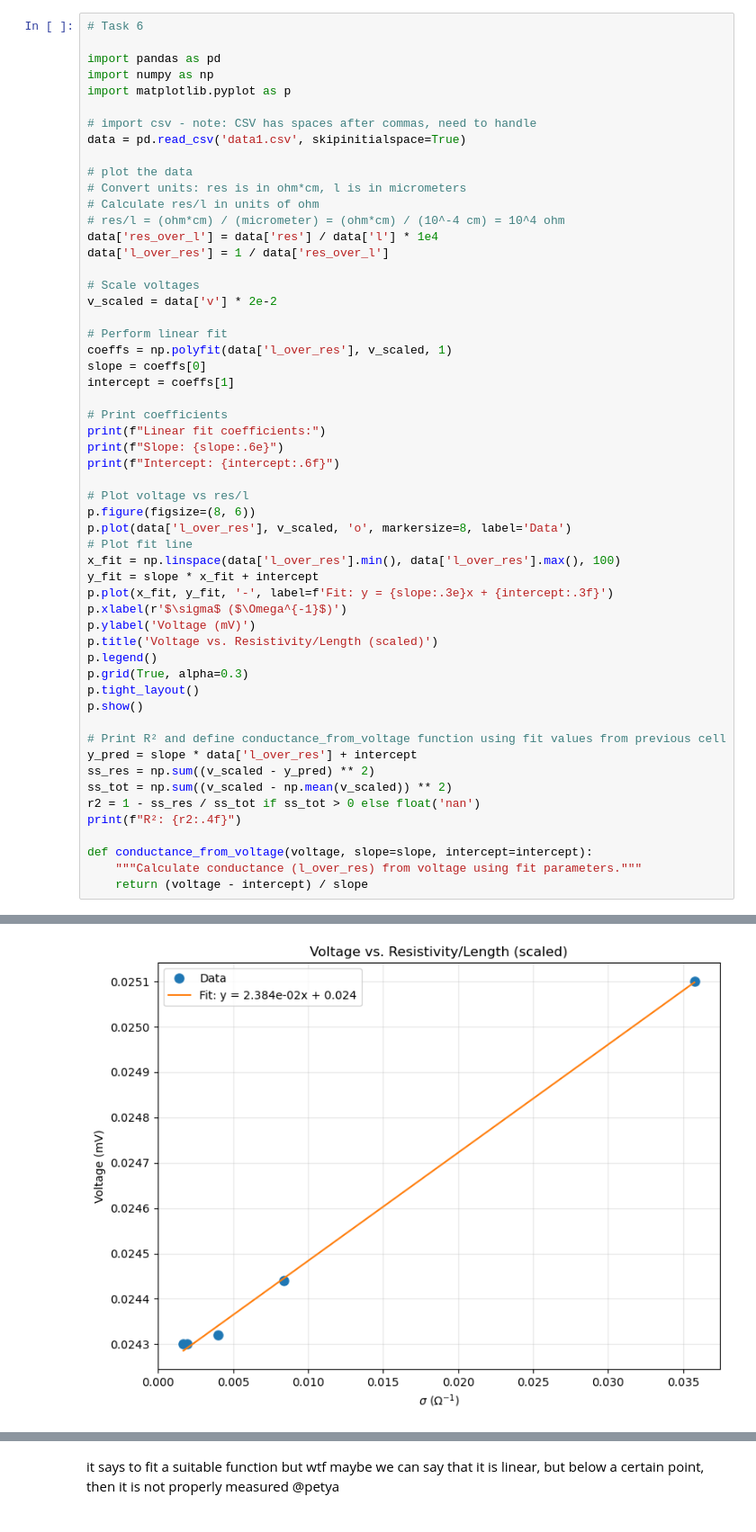
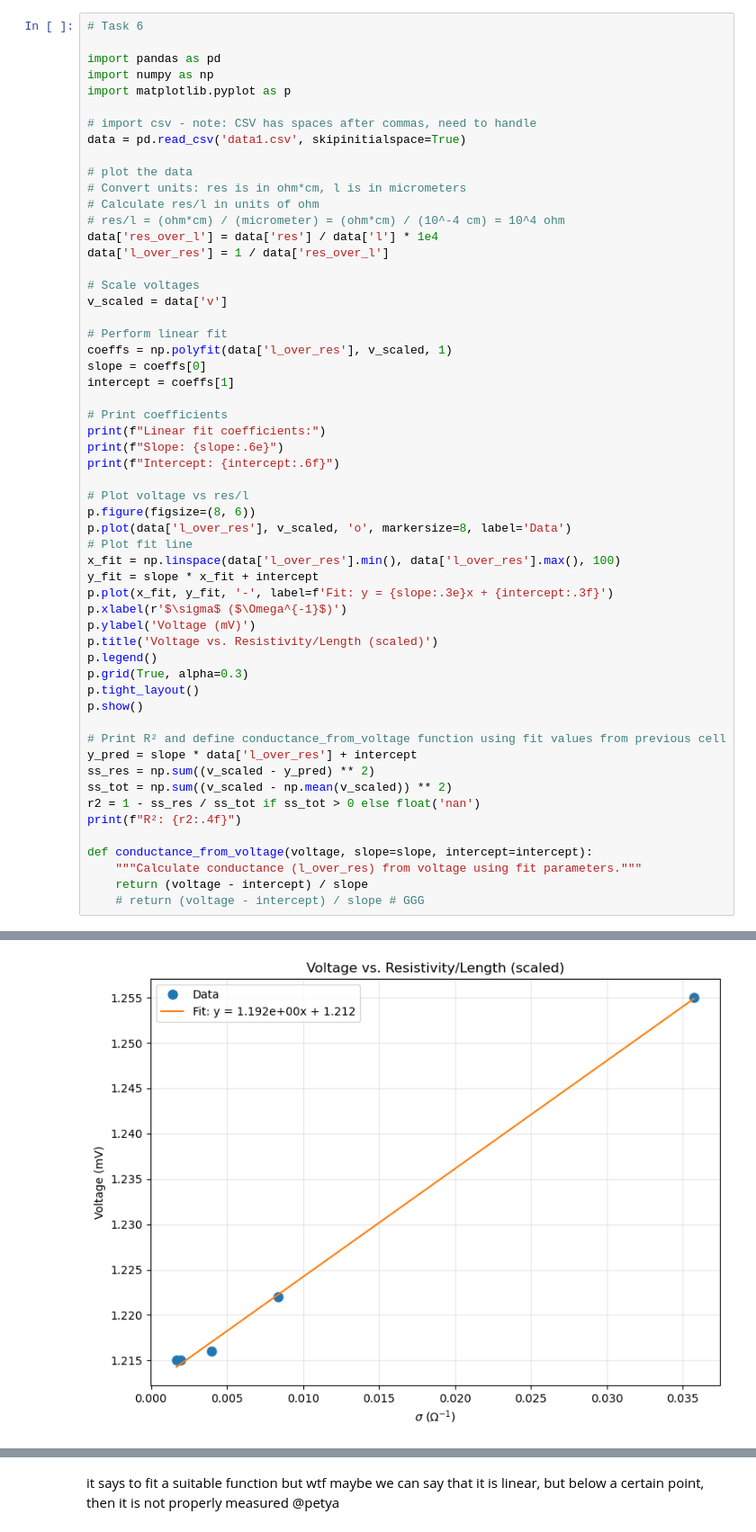
Before and after one commit to peti12352/physeng_lab_reports, a Jupyter notebook: courses/nano/semi/docs/notes.ipynb, the cells around one changed output, grey strips where cells are left out. Shown at 90% size. Saved outputs shown, nothing was run; the diff lists cells and outputs as text.

```diff
--- a/courses/nano/semi/docs/notes.ipynb
+++ b/courses/nano/semi/docs/notes.ipynb
@@ -16,7 +20,7 @@ data['res_over_l'] = data['res'] / data['l'] * 1e4
 data['l_over_res'] = 1 / data['res_over_l']
 
 # Scale voltages
-v_scaled = data['v'] * 2e-2
+v_scaled = data['v']
 
 # Perform linear fit
 coeffs = np.polyfit(data['l_over_res'], v_scaled, 1)
@@ -53,5 +57,6 @@ print(f"R²: {r2:.4f}")
 def conductance_from_voltage(voltage, slope=slope, intercept=intercept):
     """Calculate conductance (l_over_res) from voltage using fit parameters."""
     return (voltage - intercept) / slope
+    # return (voltage - intercept) / slope # GGG
 # %% [output]
 Linear fit coefficients:
@@ -60,4 +65,4 @@ Intercept: 0.024246
-[figure, old version]
+[figure, new version]
 R²: 0.9985
 # %%
 # Plot conductance (sigma) as a function of v from data1.csv, with linear fit and print fit params and R²
```
Also changed, not shown: parts of 50 cells of this notebook, 15 other files.
